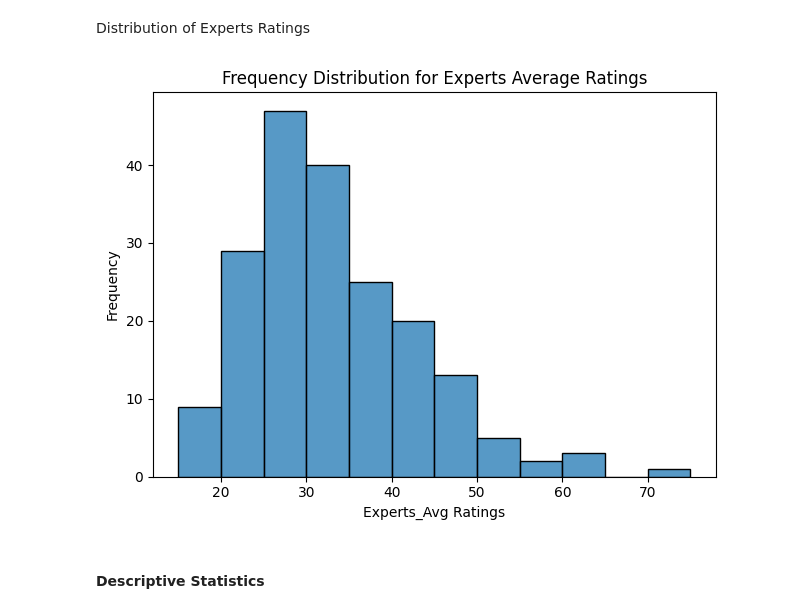
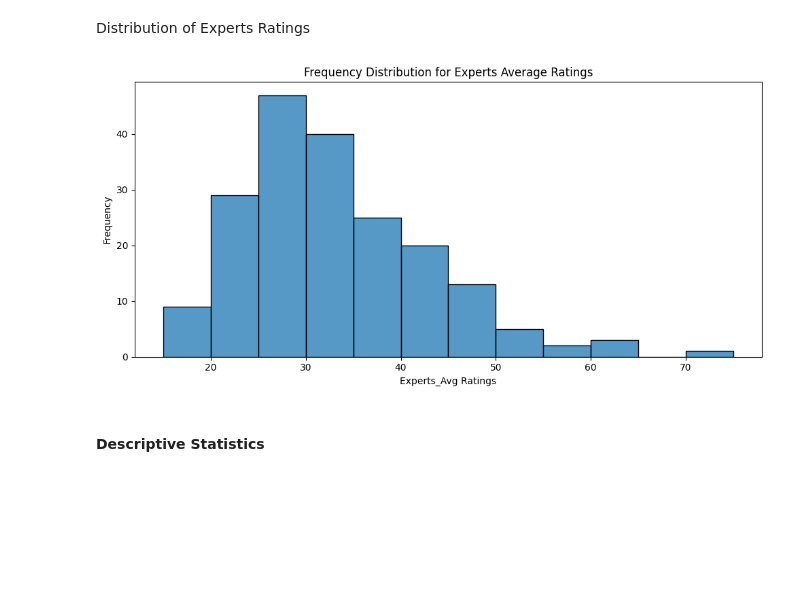
Before and after one commit to mm-khalil1/Evaluate_Medical_Video_Credibility_Using_LLMs, a Jupyter notebook: Results_Analysis/all_LLMs_plots_and_statistics.ipynb, the cells around one changed output. Saved outputs shown, nothing was run; the diff lists cells and outputs as text; code cells hidden in the pictures; blank space fills up the shorter version.

```diff
--- a/Results_Analysis/all_LLMs_plots_and_statistics.ipynb
+++ b/Results_Analysis/all_LLMs_plots_and_statistics.ipynb
@@ -425,10 +425,11 @@ Distribution of Experts Ratings
 # %%
 bins = list(range(15,80,5))
 create_plot('histplot', groupB_df, x='Experts_Avg', bins=bins,
             xlabel='Experts_Avg Ratings', ylabel='Frequency',
-            title='Frequency Distribution for Experts Average Ratings')
+            title='Frequency Distribution for Experts Average Ratings',
+            figsize=(10,5))
 # %% [output]
-[figure, old version]
+[figure, new version]
 # %% [markdown]
 #### Descriptive Statistics
 # %%
```
Also changed, not shown: parts of 2 cells of this notebook, 3 other files.
